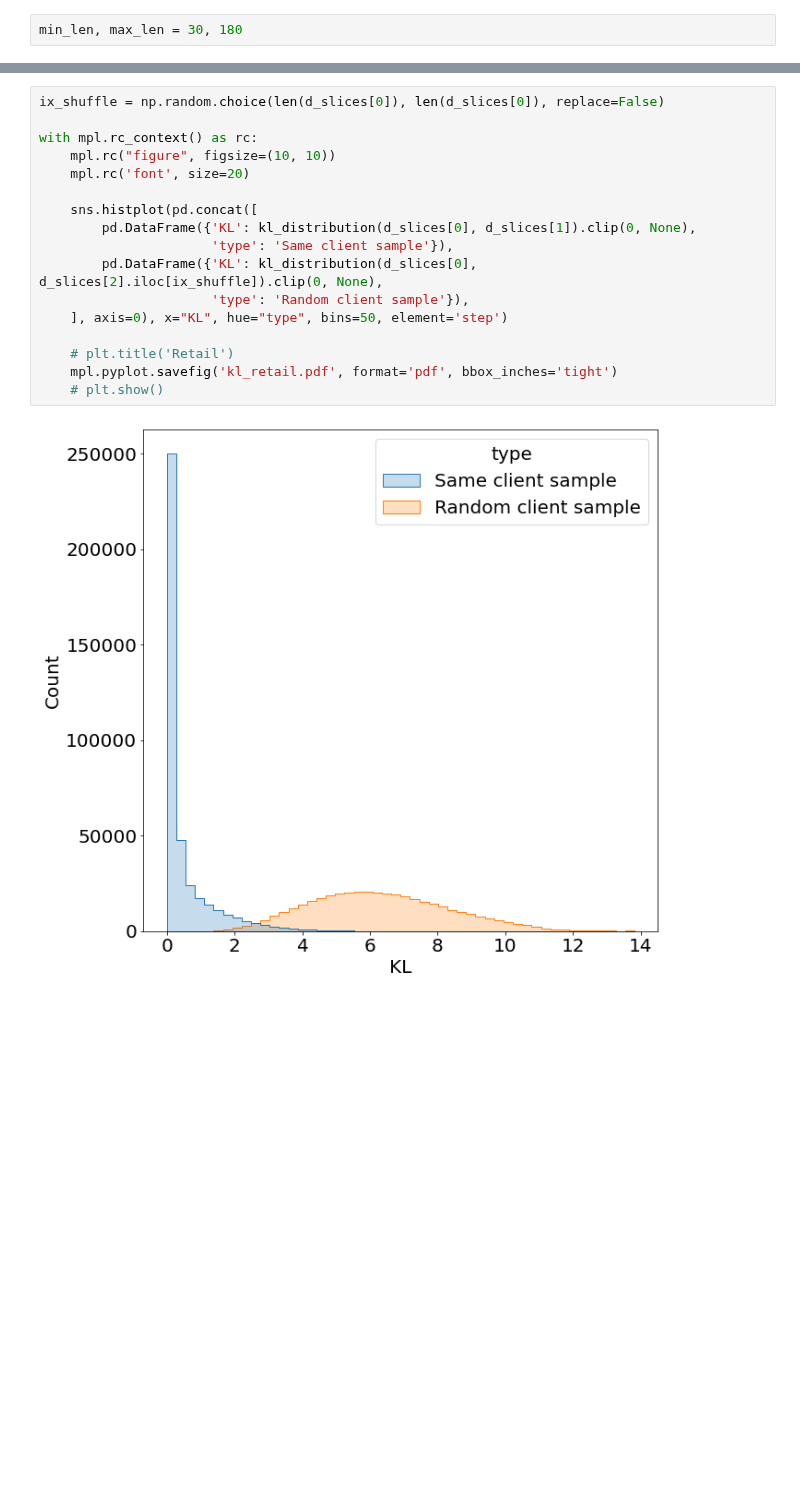
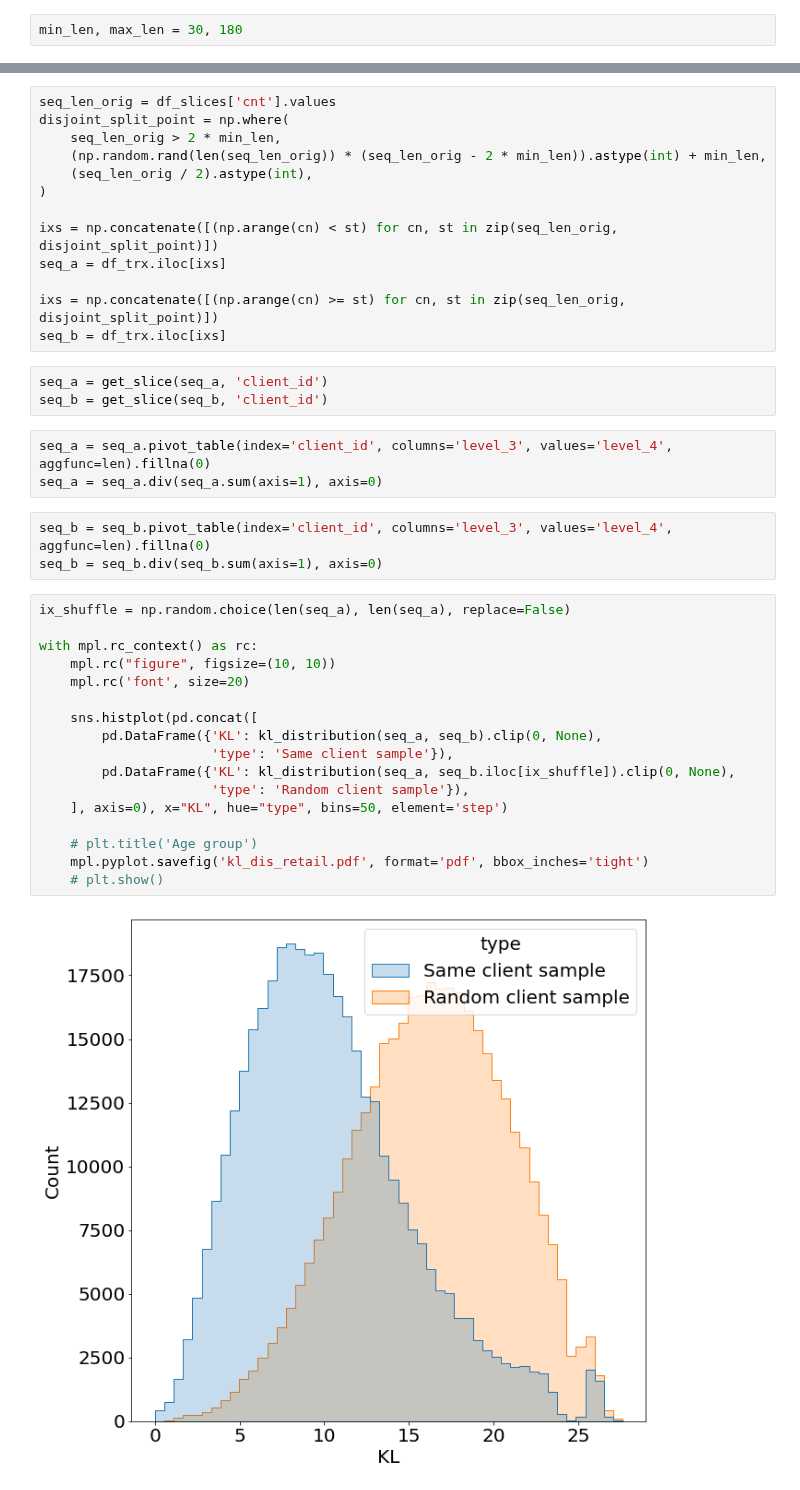
Before and after one commit to dllllb/pytorch-lifestream, a Jupyter notebook: experiments/notebooks/KL_cyclostationary.ipynb, the cells around one changed output, grey strips where cells are left out. Saved outputs shown, nothing was run; the diff lists cells and outputs as text; blank space fills up the shorter version.

Commit message:
Add files via upload
disjoint subsequence

```diff
--- a/experiments/notebooks/KL_cyclostationary.ipynb
+++ b/experiments/notebooks/KL_cyclostationary.ipynb
@@ -234,19 +252,41 @@ for sl_id in range(3):
+# %%
+seq_len_orig = df_slices['cnt'].values
+disjoint_split_point = np.where(
+    seq_len_orig > 2 * min_len,
+    (np.random.rand(len(seq_len_orig)) * (seq_len_orig - 2 * min_len)).astype(int) + min_len,
+    (seq_len_orig / 2).astype(int),
+)
+
+ixs = np.concatenate([(np.arange(cn) < st) for cn, st in zip(seq_len_orig, disjoint_split_point)])
+seq_a = df_trx.iloc[ixs]
+
+ixs = np.concatenate([(np.arange(cn) >= st) for cn, st in zip(seq_len_orig, disjoint_split_point)])
+seq_b = df_trx.iloc[ixs]
+# %%
+seq_a = get_slice(seq_a, 'client_id')
+seq_b = get_slice(seq_b, 'client_id')
+# %%
+seq_a = seq_a.pivot_table(index='client_id', columns='level_3', values='level_4', aggfunc=len).fillna(0)
+seq_a = seq_a.div(seq_a.sum(axis=1), axis=0)
+# %%
+seq_b = seq_b.pivot_table(index='client_id', columns='level_3', values='level_4', aggfunc=len).fillna(0)
+seq_b = seq_b.div(seq_b.sum(axis=1), axis=0)
 # %%
-ix_shuffle = np.random.choice(len(d_slices[0]), len(d_slices[0]), replace=False)
+ix_shuffle = np.random.choice(len(seq_a), len(seq_a), replace=False)
 
 with mpl.rc_context() as rc:
     mpl.rc("figure", figsize=(10, 10))
     mpl.rc('font', size=20)
 
     sns.histplot(pd.concat([
-        pd.DataFrame({'KL': kl_distribution(d_slices[0], d_slices[1]).clip(0, None),
+        pd.DataFrame({'KL': kl_distribution(seq_a, seq_b).clip(0, None),
                       'type': 'Same client sample'}),
-        pd.DataFrame({'KL': kl_distribution(d_slices[0], d_slices[2].iloc[ix_shuffle]).clip(0, None),
+        pd.DataFrame({'KL': kl_distribution(seq_a, seq_b.iloc[ix_shuffle]).clip(0, None),
                       'type': 'Random client sample'}),
     ], axis=0), x="KL", hue="type", bins=50, element='step')
 
-    # plt.title('Retail')
-    mpl.pyplot.savefig('kl_retail.pdf', format='pdf', bbox_inches='tight')
+    # plt.title('Age group')
+    mpl.pyplot.savefig('kl_dis_retail.pdf', format='pdf', bbox_inches='tight')
     # plt.show()
 # %% [output]
-[figure, old version]
+[figure, new version]
```
Also changed, not shown: parts of 28 cells of this notebook, 1 other file.
